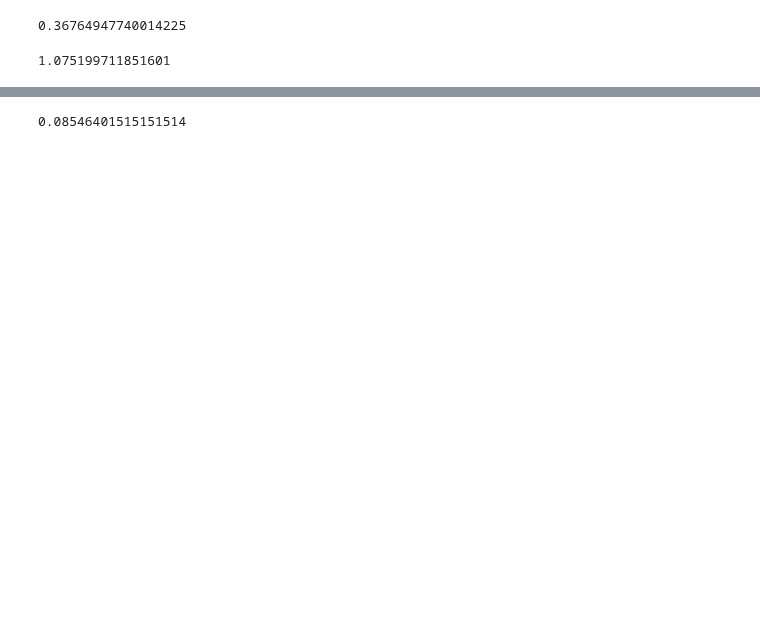
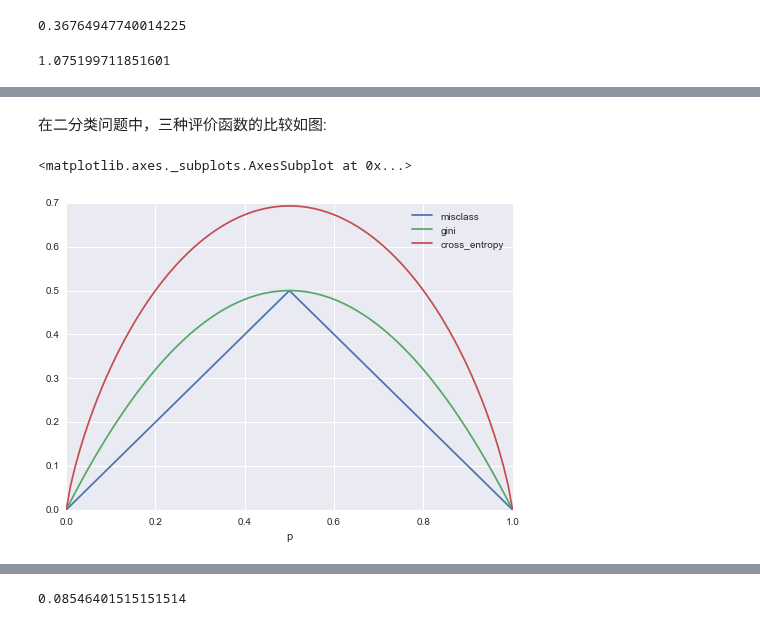
Before and after one commit to facaiy/book_notes, a Jupyter notebook: machine_learning/tree/decision_tree/demo.ipynb, the cells around one changed output, grey strips where cells are left out. Cells and saved outputs as stored; diff of their text form; code cells hidden in the pictures; blank space fills up the shorter version.

```diff
--- a/machine_learning/tree/decision_tree/demo.ipynb
+++ b/machine_learning/tree/decision_tree/demo.ipynb
@@ -214,0 +271,7 @@ cross_entropy(split["right_nodes"])
+# %% [markdown]
+在二分类问题中，三种评价函数的比较如图:
+# %%
+binary_class.plot(x="p", y=["misclass", "gini", "cross_entropy"])
+# %% [output]
+<matplotlib.axes._subplots.AxesSubplot at 0x...>
+[figure, added]
```
Also changed, not shown: parts of 26 cells of this notebook.
